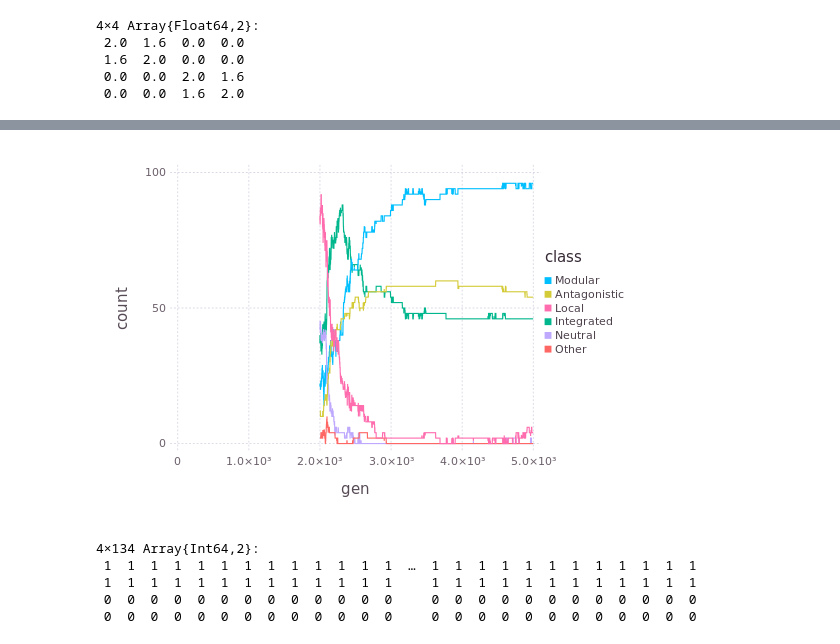
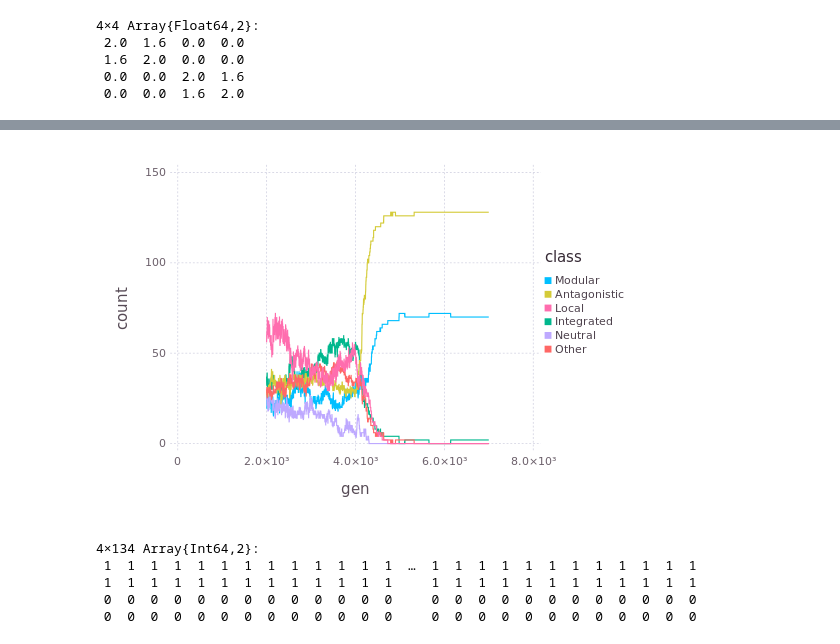
Before and after one commit to diogro/evomod_julia, a Jupyter notebook: evomod_prototype_antagonistic_pleiotropy.ipynb, the cells around one changed output, grey strips where cells are left out. Cells and saved outputs as stored; diff of their text form; code cells hidden in the pictures.

```diff
--- a/evomod_prototype_antagonistic_pleiotropy.ipynb
+++ b/evomod_prototype_antagonistic_pleiotropy.ipynb
@@ -552,4 +556,4 @@ plotTraits(random_pop, 2000)
-# %%
-plotPleitropy(random_pop, 2000)
-# %% [output]
-[figure, removed]
+# %%
+plot_pleio = plotPleitropy(divergent_pop, 2000)
+# %% [output]
+[figure, added]
```
Also changed, not shown: parts of 15 cells of this notebook.
